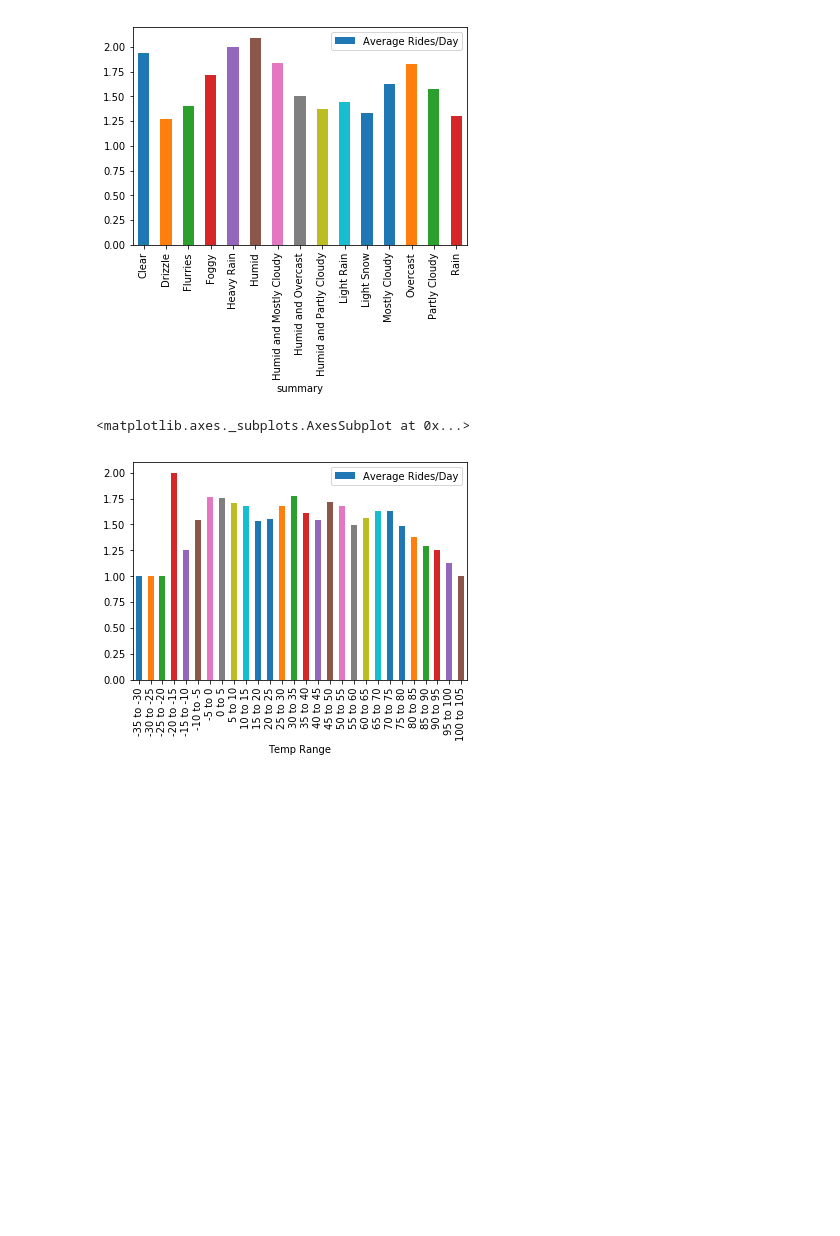
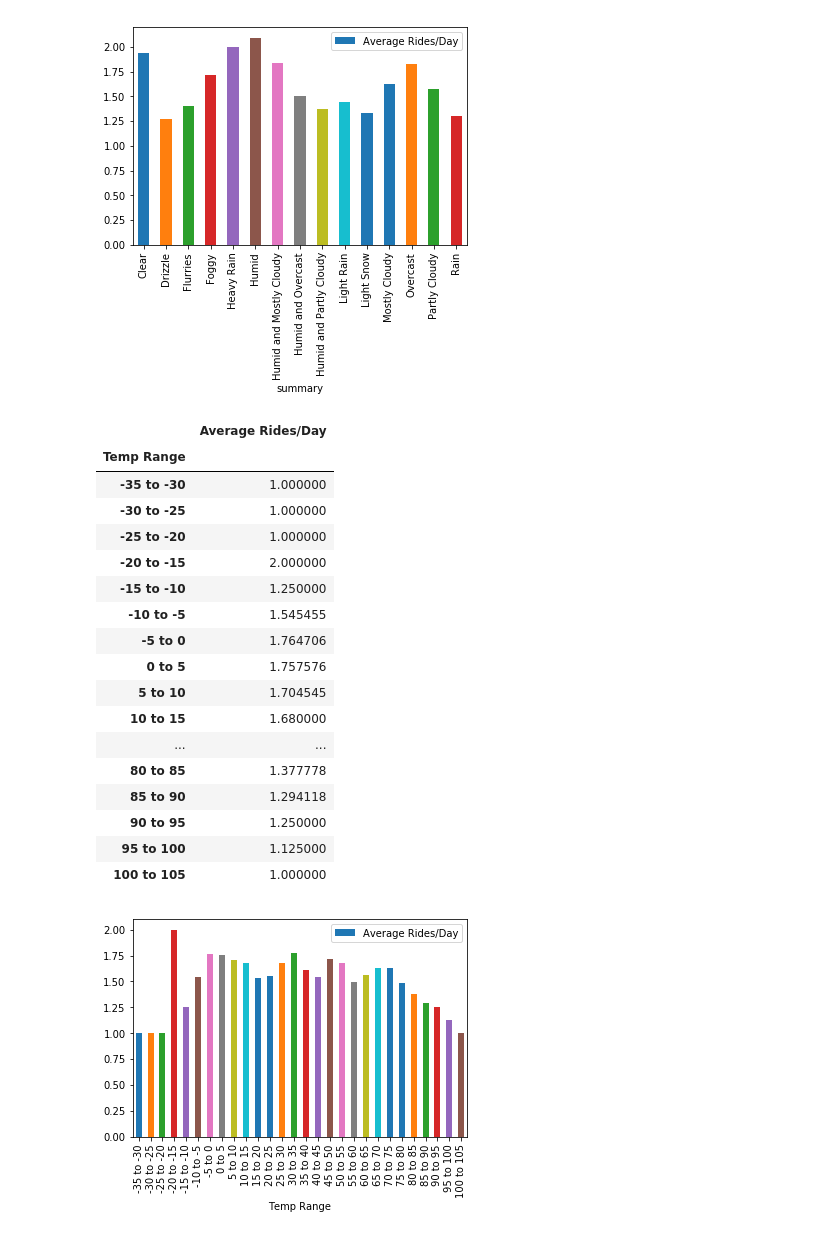
Before and after one commit to peterjorphan/07-project_one, a Jupyter notebook: Data Analysis.ipynb, the cells around one changed output. Saved outputs shown, nothing was run; the diff lists cells and outputs as text; code cells hidden in the pictures; blank space fills up the shorter version.

```diff
--- a/Data Analysis.ipynb
+++ b/Data Analysis.ipynb
@@ -51,21 +51,36 @@ df_WeatherSummary.plot(kind='bar', y = 'Average Rides/Day')
 # %%
 tbins = np.arange(int(min(df_weather['apparentTemperature'])/5-1)*5,
                   int(max(df_weather['apparentTemperature'])/5+2)*5, 5)
 
-tbin_names=[]
-a = int(min(df_weather['apparentTemperature'])/5-1)*5
-for i in range(len(tbins)-1):
-    tbin_names.append(str(a) + ' to ' + str(a+5))
-    a += 5
+# create bin labels
+tbin_names = [f"{tbins[i]} to {tbins[i+1]}" for i in range(len(tbins)-1)]
 
 df_TempRides = df_weather
 df_TempRides['Temp Range'] = pd.cut(df_weather['apparentTemperature'], tbins, labels=tbin_names)
 df_TempRides = df_TempRides.groupby(['Temp Range', 'Date'], as_index=False).agg({'Trip ID': 'count'})
 df_TempRides = df_TempRides.groupby('Temp Range').mean()
 df_TempRides = df_TempRides.rename(columns = {'Trip ID':'Average Rides/Day'})
 df_TempRides.plot(kind='bar', y = 'Average Rides/Day')
+df_TempRides
 # %% [output]
-<matplotlib.axes._subplots.AxesSubplot at 0x...>
+|  | Average Rides/Day |
+| Temp Range |  |
+| -35 to -30 | 1.000000 |
+| -30 to -25 | 1.000000 |
+| -25 to -20 | 1.000000 |
+| -20 to -15 | 2.000000 |
+| -15 to -10 | 1.250000 |
+| -10 to -5 | 1.545455 |
+| -5 to 0 | 1.764706 |
+| 0 to 5 | 1.757576 |
+| 5 to 10 | 1.704545 |
+| 10 to 15 | 1.680000 |
+| ... | ... |
+| 80 to 85 | 1.377778 |
+| 85 to 90 | 1.294118 |
+| 90 to 95 | 1.250000 |
+| 95 to 100 | 1.125000 |
+| 100 to 105 | 1.000000 |
 [figure]
 # %%
 precipitation_bins = np.arange(int(min(df_weather['precipIntensity'])/0.1-1)*0.1,
```
Also changed, not shown: parts of 2 cells of this notebook.
